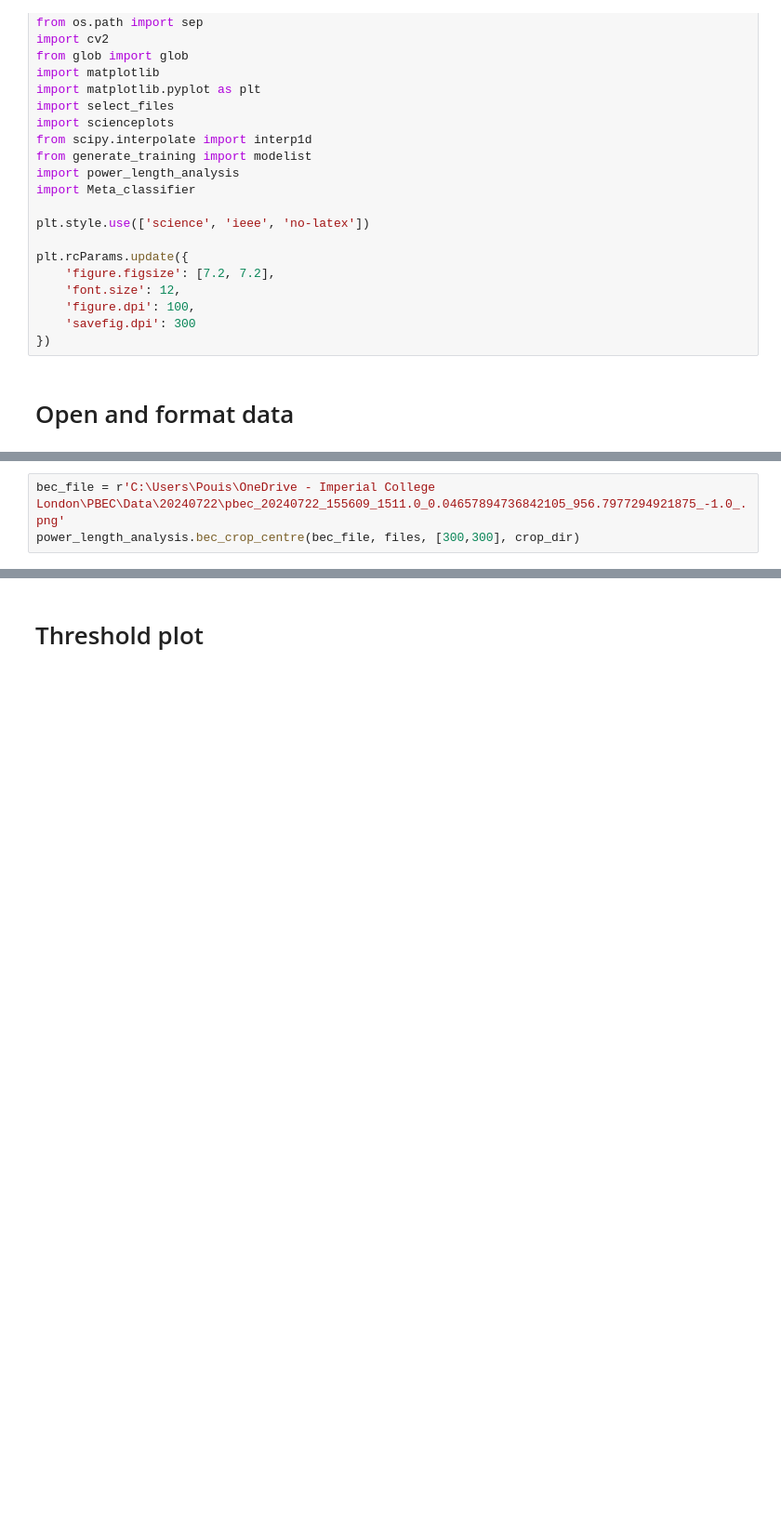
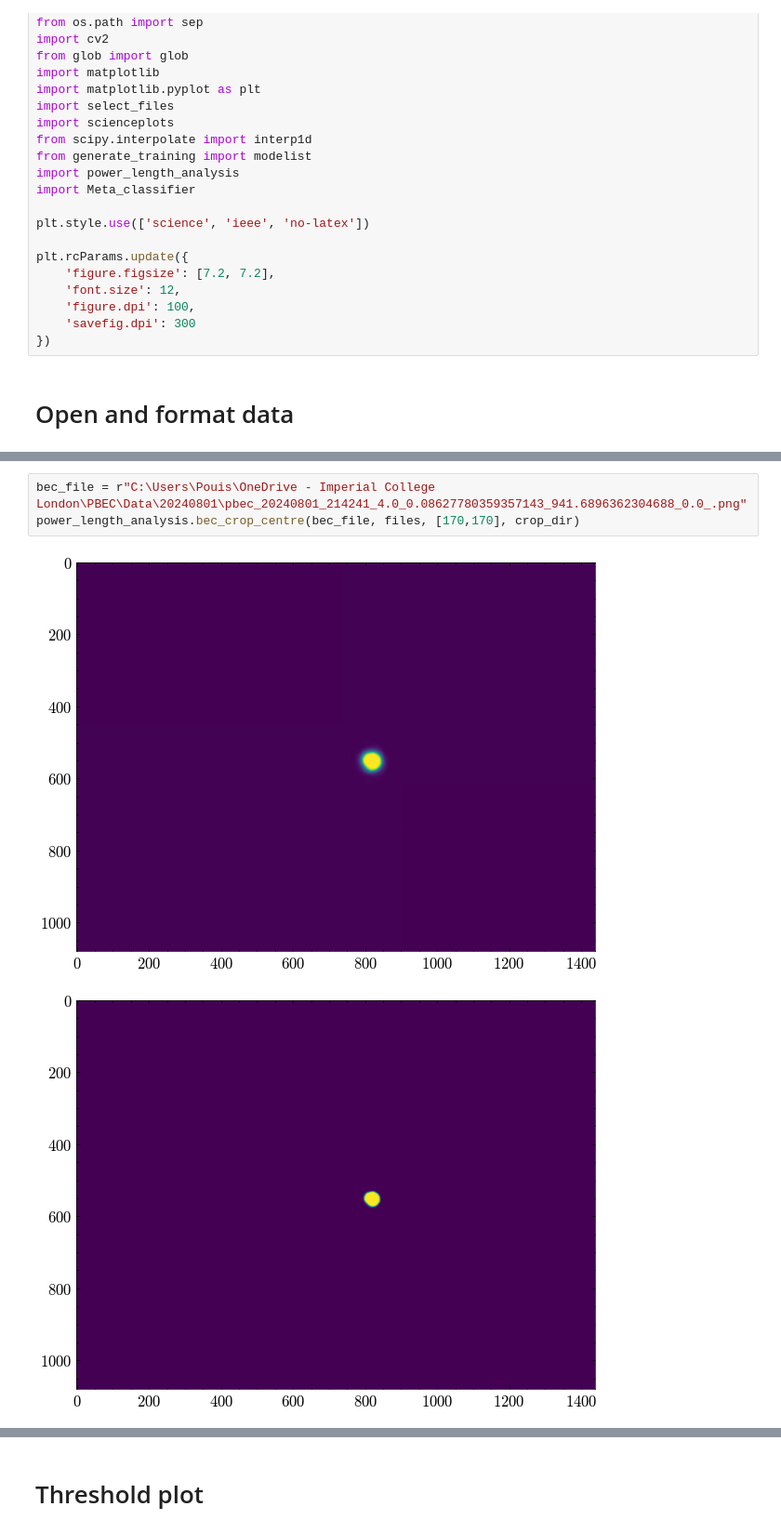
Before and after one commit to phbecimperial/Supervised-clustering-phase-pBEC, a Jupyter notebook: MultiMode Analysis/Phase_diagram_notebook.ipynb, the cells around one changed output, grey strips where cells are left out. Shown at 93% size. Cells and saved outputs as stored; diff of their text form; blank space fills up the shorter version.

```diff
--- a/MultiMode Analysis/Phase_diagram_notebook.ipynb
+++ b/MultiMode Analysis/Phase_diagram_notebook.ipynb
@@ -51,8 +44,11 @@ image_dir = r'C:\Users\Pouis\OneDrive - Imperial College London\PBEC\Data'
 crop_dir = r'C:\Users\Pouis\OneDrive - Imperial College London\PBEC\Data\Cropped_Images\22_07_disp_1_crop'
 files, metas = select_files.open_img_files(t_chunks, image_dir)
 # %%
-bec_file = r'C:\Users\Pouis\OneDrive - Imperial College London\PBEC\Data\20240722\pbec_20240722_155609_1511.0_0.04657894736842105_956.7977294921875_-1.0_.png'
-power_length_analysis.bec_crop_centre(bec_file, files, [300,300], crop_dir)
+bec_file = r"C:\Users\Pouis\OneDrive - Imperial College London\PBEC\Data\20240801\pbec_20240801_214241_4.0_0.08627780359357143_941.6896362304688_0.0_.png"
+power_length_analysis.bec_crop_centre(bec_file, files, [170,170], crop_dir)
+# %% [output]
+[figure, added]
+[figure, added]
 # %%
 print(len(files))
 # files = np.array(glob(crop_dir  + sep + '*.png'))
```
Also changed, not shown: parts of 10 cells of this notebook, 6 other files.
